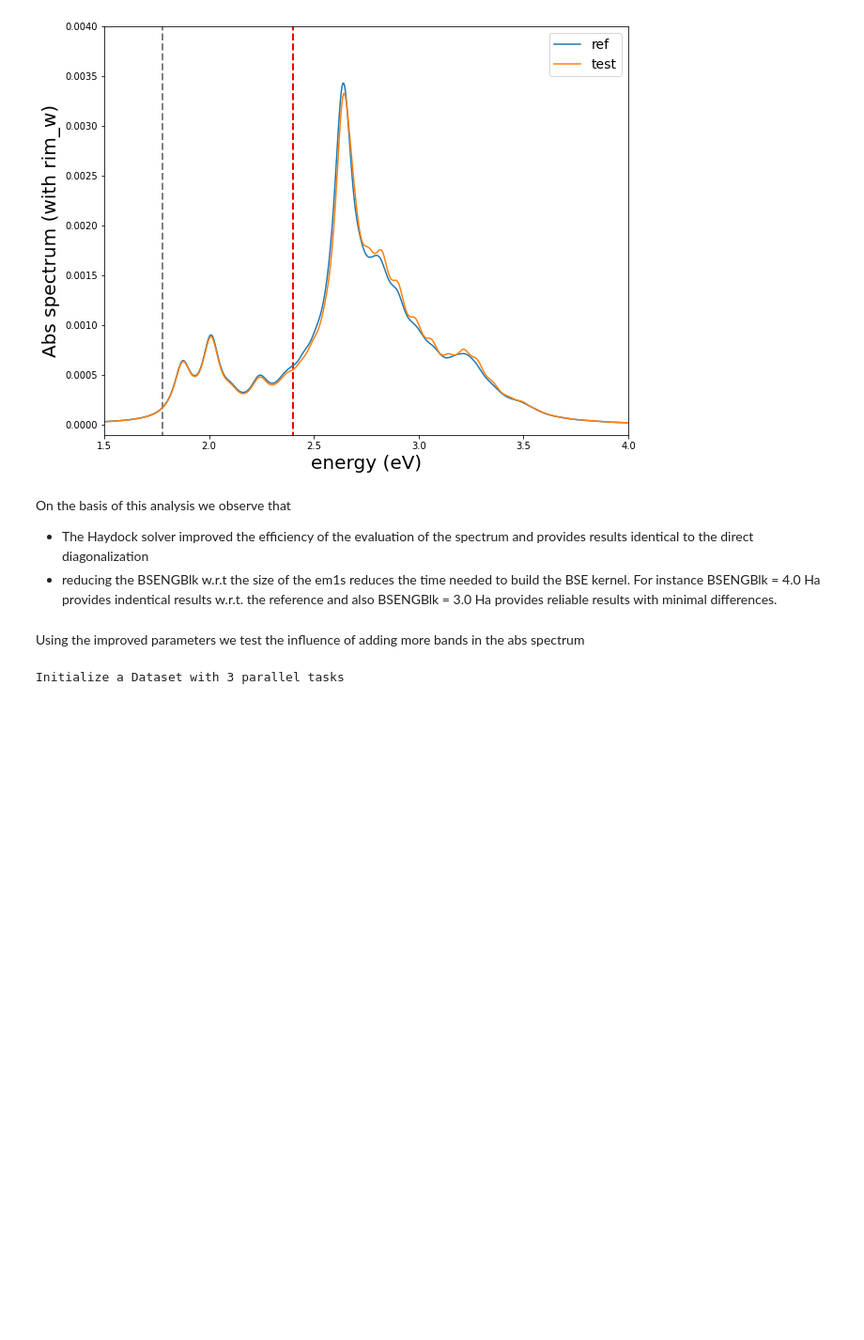
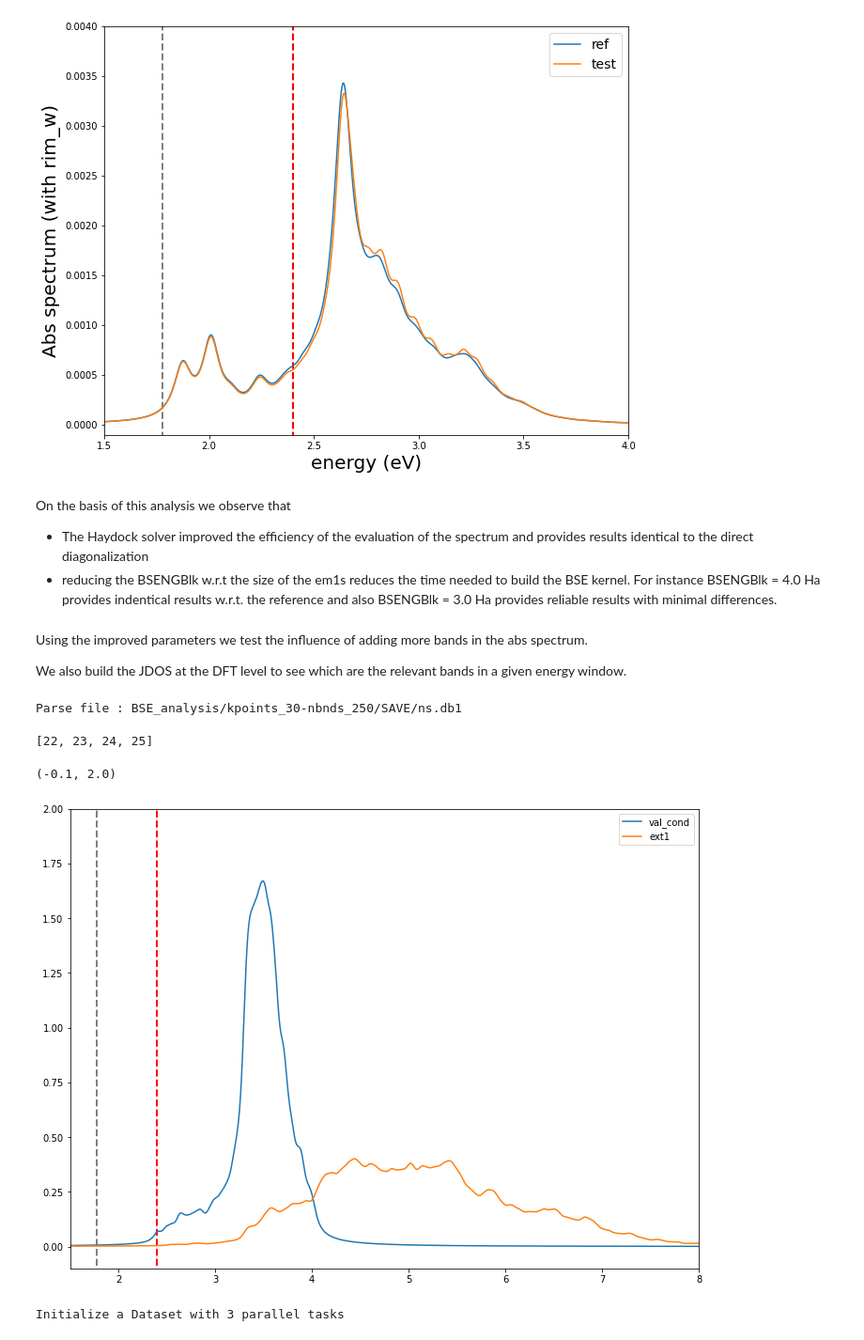
Before and after one commit to marcodalessandro76/MoS2, a Jupyter notebook: BSE_Analysis.ipynb, the cells around one changed output. Shown at 94% size. Drawn from its saved outputs; the diff is of its cells as text; code cells hidden in the pictures; blank space fills up the shorter version.

```diff
--- a/BSE_Analysis.ipynb
+++ b/BSE_Analysis.ipynb
@@ -449,4 +449,6 @@ On the basis of this analysis we observe that
 * reducing the BSENGBlk w.r.t the size of the em1s reduces the time needed to build the BSE kernel. For instance BSENGBlk = 4.0 Ha provides
   indentical results w.r.t. the reference and also BSENGBlk = 3.0 Ha provides reliable results with minimal differences.
 # %% [markdown]
-Using the improved parameters we test the influence of adding more bands in the abs spectrum
+Using the improved parameters we test the influence of adding more bands in the abs spectrum.
+
+We also build the JDOS at the DFT level to see which are the relevant bands in a given energy window.
@@ -453 +458,29 @@ Using the improved parameters we test the influence of adding more bands in the
+# %%
+dft_data = P.YamboDftParser(os.path.join(run_dir,'SAVE','ns.db1'))
+# %% [output]
+Parse file : BSE_analysis/kpoints_30-nbnds_250/SAVE/ns.db1
+# %%
+[a for a in range(22,26)]
+# %% [output]
+[22, 23, 24, 25]
+# %%
+val,cond = [24,25],[26,27]
+init1,final1 = [a for a in range(20,25)],[a for a in range(26,33)]
+
+trans_val_cond = dft_data.get_transitions(initial=val,final=cond,set_scissor=scissor)
+trans_ext1 = dft_data.get_transitions(initial=init1,final=final1,set_scissor=scissor)
+
+dos = U.Dos()
+dos.append(trans_val_cond.flatten(),minVal=1,maxVal=10,eta=5e-2,label='val_cond')
+dos.append(trans_ext1.flatten(),minVal=1,maxVal=10,eta=5e-2,label='ext1')
+# %%
+fig, ax = plt.subplots(figsize=(12, 9))
+dos.plot(plt,rescale=False)
+ax.vlines(dft_gap,-1,10,linestyles='--',color='gray',linewidth=2)
+ax.vlines(exp_gap,-1,10,linestyles='--',color='red',linewidth=2)
+ax.set_xlim(1.5,8)
+ax.set_ylim(-0.1,2)
+# %% [output]
+(-0.1, 2.0)
+[figure, added]
 # %%
```
Also changed, not shown: parts of 2 cells of this notebook.
